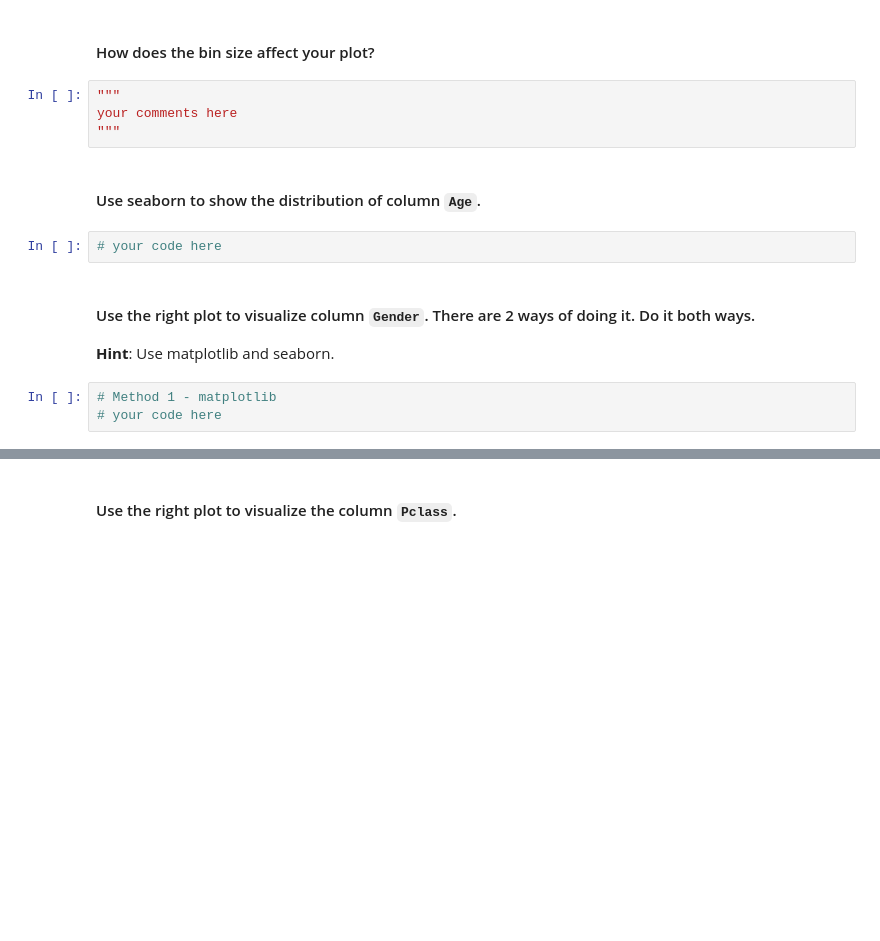
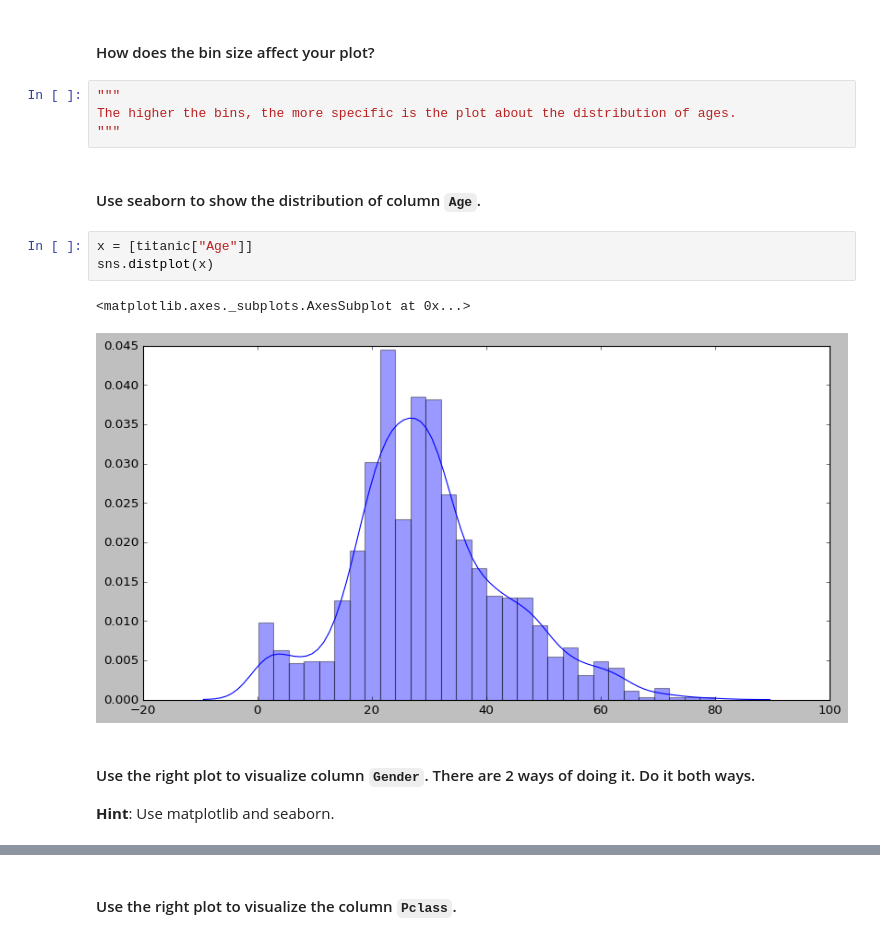
Before and after one commit to rebeccaestiarte/lab-matplotlib-seaborn, a Jupyter notebook: your-code/main.ipynb, the cells around one changed output, grey strips where cells are left out. Saved outputs shown, nothing was run; the diff lists cells and outputs as text; blank space fills up the shorter version.

```diff
--- a/your-code/main.ipynb
+++ b/your-code/main.ipynb
@@ -470,16 +494,17 @@ plt.grid(axis = "y")
 # %% [markdown]
 #### How does the bin size affect your plot?
-# %%
-"""
-your comments here
-"""
+# %%
+"""
+The higher the bins, the more specific is the plot about the distribution of ages.
+"""
 # %% [markdown]
 #### Use seaborn to show the distribution of column `Age`.
-# %%
-# your code here
+# %%
+x = [titanic["Age"]]
+sns.distplot(x)
+# %% [output]
+<matplotlib.axes._subplots.AxesSubplot at 0x...>
+[figure, added]
 # %% [markdown]
 #### Use the right plot to visualize column `Gender`. There are 2 ways of doing it. Do it both ways.
 **Hint**: Use matplotlib and seaborn.
-# %%
-# Method 1 - matplotlib
-# your code here
```
Also changed, not shown: parts of 10 cells of this notebook, 1 other file.
